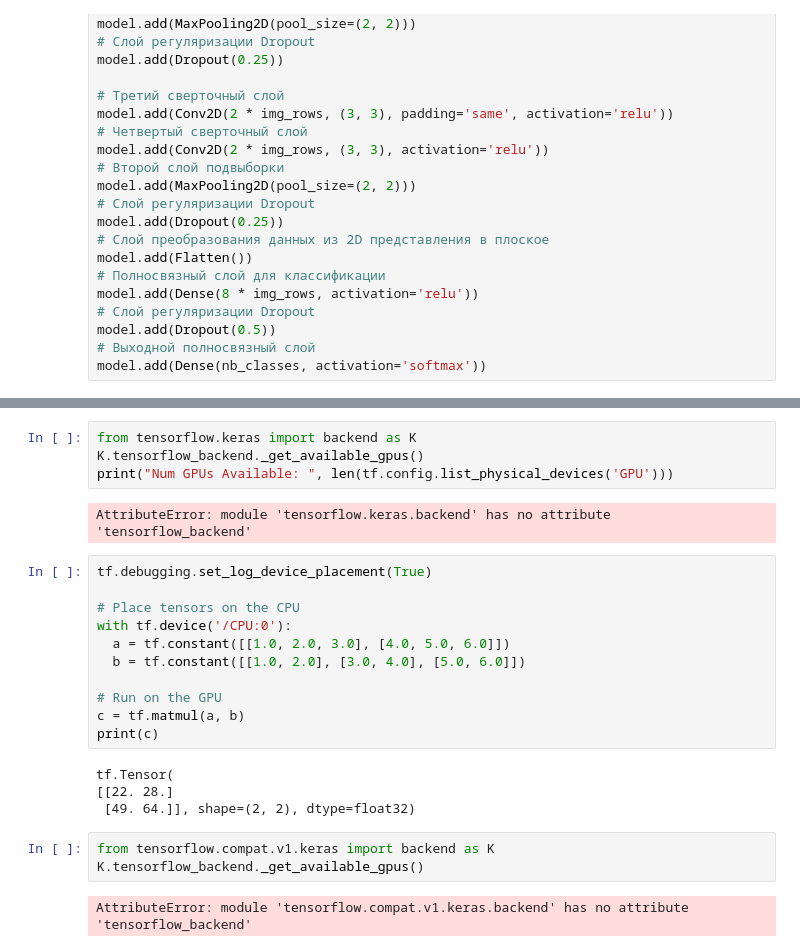
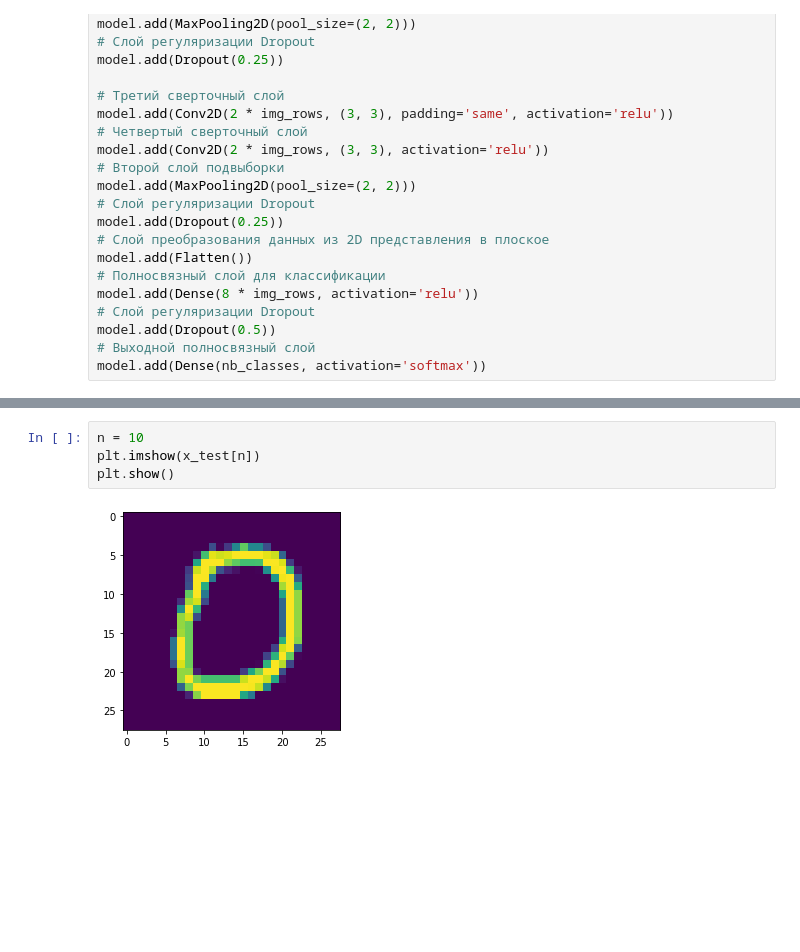
Before and after one commit to Graf35/practice, a Jupyter notebook: chapter_2/block_2/2.2.4/Task_2.2.4.ipynb, the cells around one changed output, grey strips where cells are left out. Drawn from its saved outputs; the diff is of its cells as text; blank space fills up the shorter version.

```diff
--- a/chapter_2/block_2/2.2.4/Task_2.2.4.ipynb
+++ b/chapter_2/block_2/2.2.4/Task_2.2.4.ipynb
@@ -386,26 +431,6 @@ ValueError: in user code:
 # %%
-from tensorflow.keras import backend as K
-K.tensorflow_backend._get_available_gpus()
-print("Num GPUs Available: ", len(tf.config.list_physical_devices('GPU')))
+n = 10
+plt.imshow(x_test[n])
+plt.show()
 # %% [output]
-AttributeError: module 'tensorflow.keras.backend' has no attribute 'tensorflow_backend'
+[figure, added]
-# %%
-tf.debugging.set_log_device_placement(True)
-
-# Place tensors on the CPU
-with tf.device('/CPU:0'):
-  a = tf.constant([[1.0, 2.0, 3.0], [4.0, 5.0, 6.0]])
-  b = tf.constant([[1.0, 2.0], [3.0, 4.0], [5.0, 6.0]])
-
-# Run on the GPU
-c = tf.matmul(a, b)
-print(c)
-# %% [output]
-tf.Tensor(
-[[22. 28.]
- [49. 64.]], shape=(2, 2), dtype=float32)
-# %%
-from tensorflow.compat.v1.keras import backend as K
-K.tensorflow_backend._get_available_gpus()
-# %% [output]
-AttributeError: module 'tensorflow.compat.v1.keras.backend' has no attribute 'tensorflow_backend'
```
Also changed, not shown: parts of 21 cells of this notebook.
